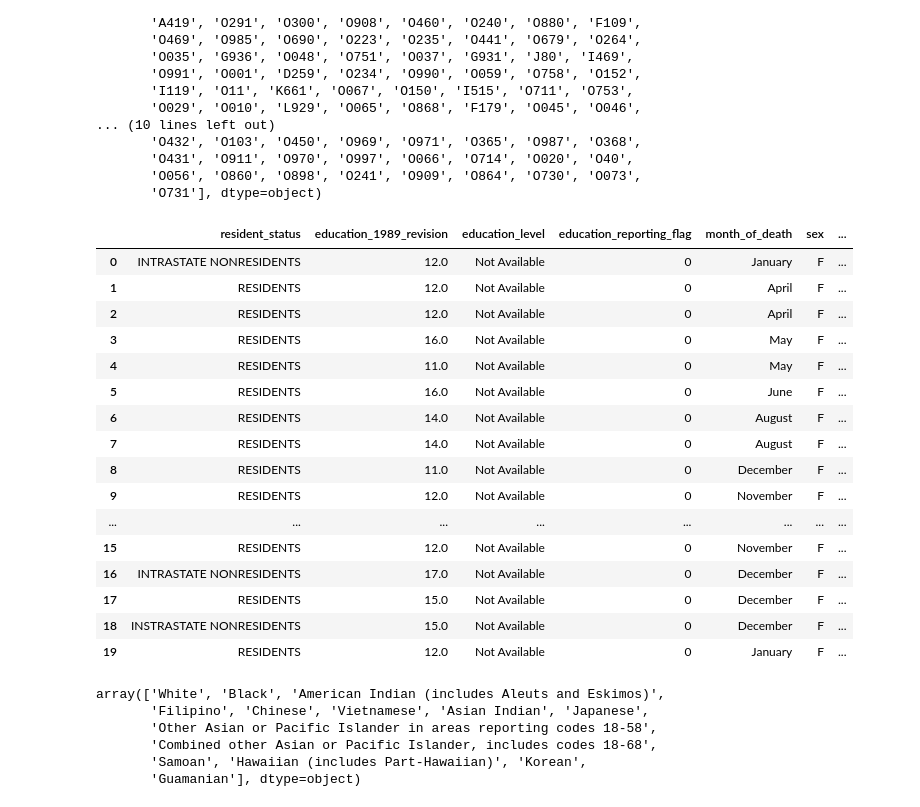
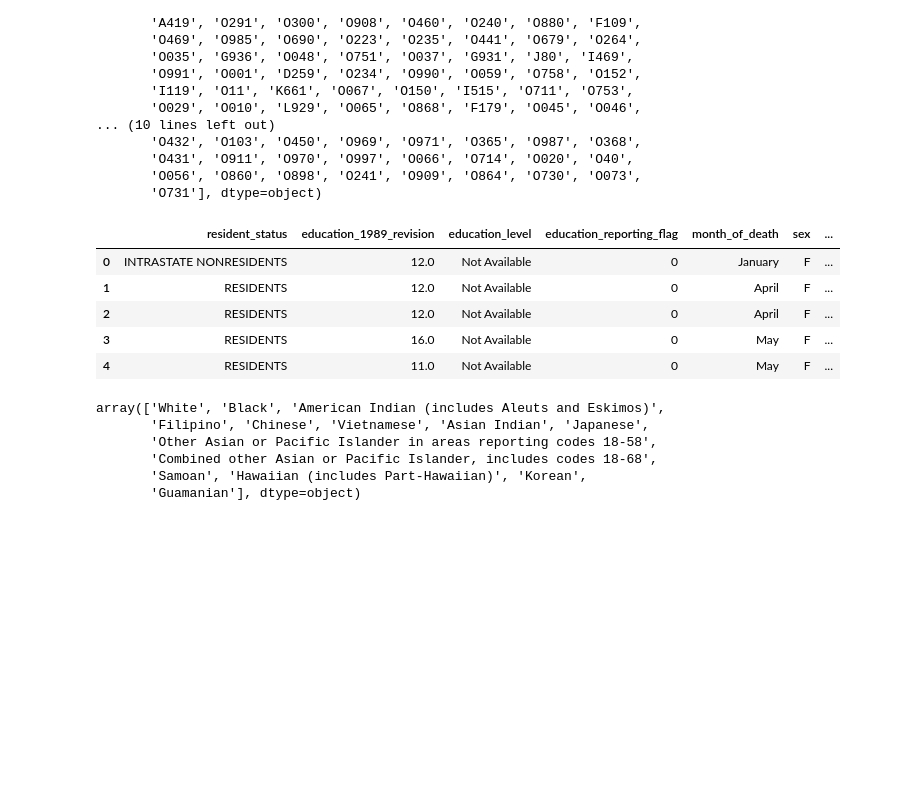
Before and after one commit to andrezafeu/maternal_mortality, a Jupyter notebook: maternal_mortality_in_the_usa.ipynb, the cells around one changed output. Saved outputs shown, nothing was run; the diff lists cells and outputs as text; code cells hidden in the pictures; blank space fills up the shorter version.

```diff
--- a/maternal_mortality_in_the_usa.ipynb
+++ b/maternal_mortality_in_the_usa.ipynb
@@ -604,25 +556,14 @@ array(['E849', 'O249', 'O903', 'O759', 'O268', 'I269', 'O159', 'O16',
        'O056', 'O860', 'O898', 'O241', 'O909', 'O864', 'O730', 'O073',
        'O731'], dtype=object)
 # %%
-df.head(20)
+df.head()
 # %% [output]
 |  | resident_status | education_1989_revision | education_level | education_reporting_flag | month_of_death | sex | ... |
 | 0 | INTRASTATE NONRESIDENTS | 12.0 | Not Available | 0 | January | F | ... |
 | 1 | RESIDENTS | 12.0 | Not Available | 0 | April | F | ... |
 | 2 | RESIDENTS | 12.0 | Not Available | 0 | April | F | ... |
 | 3 | RESIDENTS | 16.0 | Not Available | 0 | May | F | ... |
 | 4 | RESIDENTS | 11.0 | Not Available | 0 | May | F | ... |
-| 5 | RESIDENTS | 16.0 | Not Available | 0 | June | F | ... |
-| 6 | RESIDENTS | 14.0 | Not Available | 0 | August | F | ... |
-| 7 | RESIDENTS | 14.0 | Not Available | 0 | August | F | ... |
-| 8 | RESIDENTS | 11.0 | Not Available | 0 | December | F | ... |
-| 9 | RESIDENTS | 12.0 | Not Available | 0 | November | F | ... |
-| ... | ... | ... | ... | ... | ... | ... | ... |
-| 15 | RESIDENTS | 12.0 | Not Available | 0 | November | F | ... |
-| 16 | INTRASTATE NONRESIDENTS | 17.0 | Not Available | 0 | December | F | ... |
-| 17 | RESIDENTS | 15.0 | Not Available | 0 | December | F | ... |
-| 18 | INSTRASTATE NONRESIDENTS | 15.0 | Not Available | 0 | December | F | ... |
-| 19 | RESIDENTS | 12.0 | Not Available | 0 | January | F | ... |
 # %%
 df['race'].unique()
 # %% [output]
```
Also changed, not shown: parts of 44 cells of this notebook.
